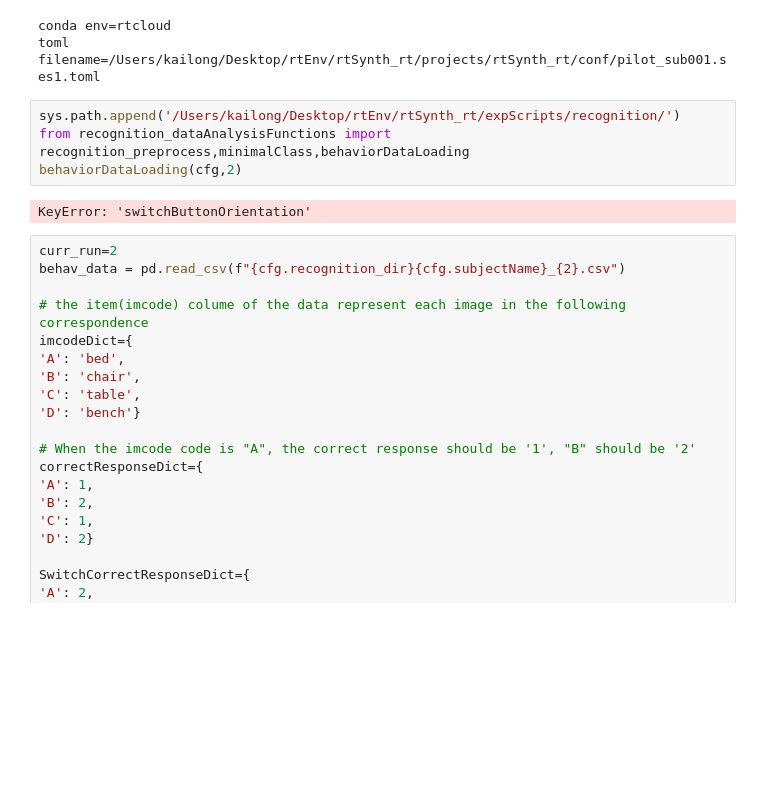
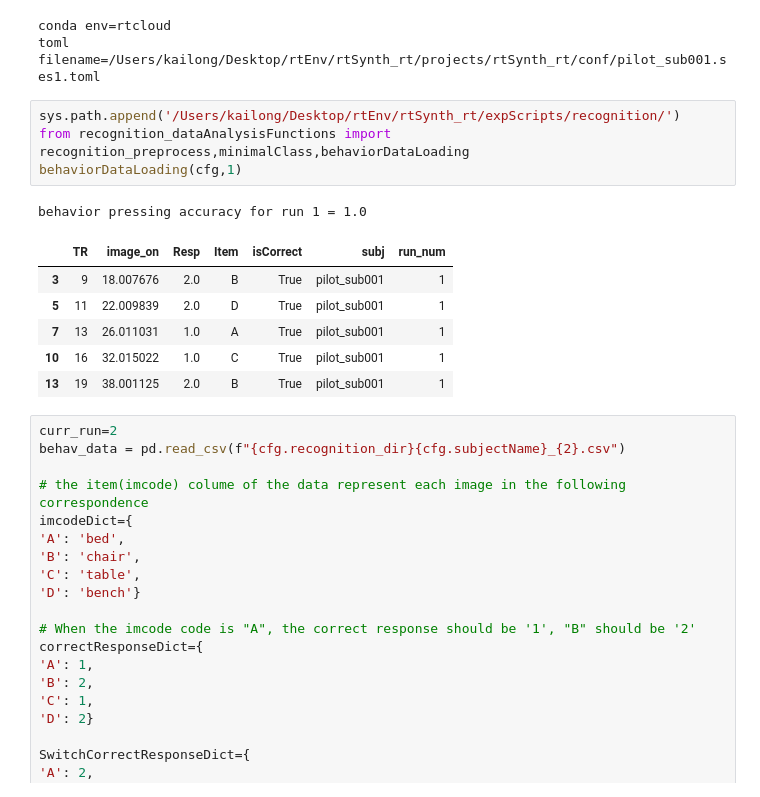
Before and after one commit to ericabusch/rtSynth_rt, a Jupyter notebook: expScripts/catPer/dataAnalysis.ipynb, the cells around one changed output. Saved outputs shown, nothing was run; the diff lists cells and outputs as text; blank space fills up the shorter version.

```diff
--- a/expScripts/catPer/dataAnalysis.ipynb
+++ b/expScripts/catPer/dataAnalysis.ipynb
@@ -2220,9 +2220,15 @@ toml filename=/Users/kailong/Desktop/rtEnv/rtSynth_rt/projects/rtSynth_rt/conf/p
 # %%
 sys.path.append('/Users/kailong/Desktop/rtEnv/rtSynth_rt/expScripts/recognition/')
 from recognition_dataAnalysisFunctions import recognition_preprocess,minimalClass,behaviorDataLoading
-behaviorDataLoading(cfg,2)
+behaviorDataLoading(cfg,1)
 # %% [output]
-KeyError: 'switchButtonOrientation'
+behavior pressing accuracy for run 1 = 1.0
+|  | TR | image_on | Resp | Item | isCorrect | subj | run_num |
+| 3 | 9 | 18.007676 | 2.0 | B | True | pilot_sub001 | 1 |
+| 5 | 11 | 22.009839 | 2.0 | D | True | pilot_sub001 | 1 |
+| 7 | 13 | 26.011031 | 1.0 | A | True | pilot_sub001 | 1 |
+| 10 | 16 | 32.015022 | 1.0 | C | True | pilot_sub001 | 1 |
+| 13 | 19 | 38.001125 | 2.0 | B | True | pilot_sub001 | 1 |
 # %%
 curr_run=2
 behav_data = pd.read_csv(f"{cfg.recognition_dir}{cfg.subjectName}_{2}.csv")
```
Also changed, not shown: 1 other file.
